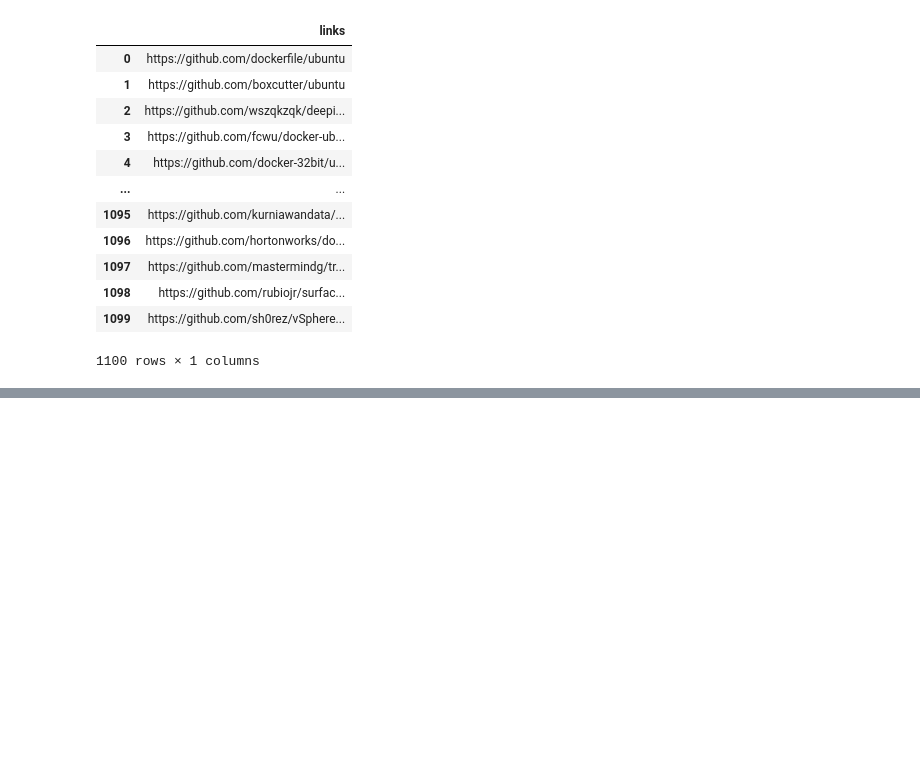
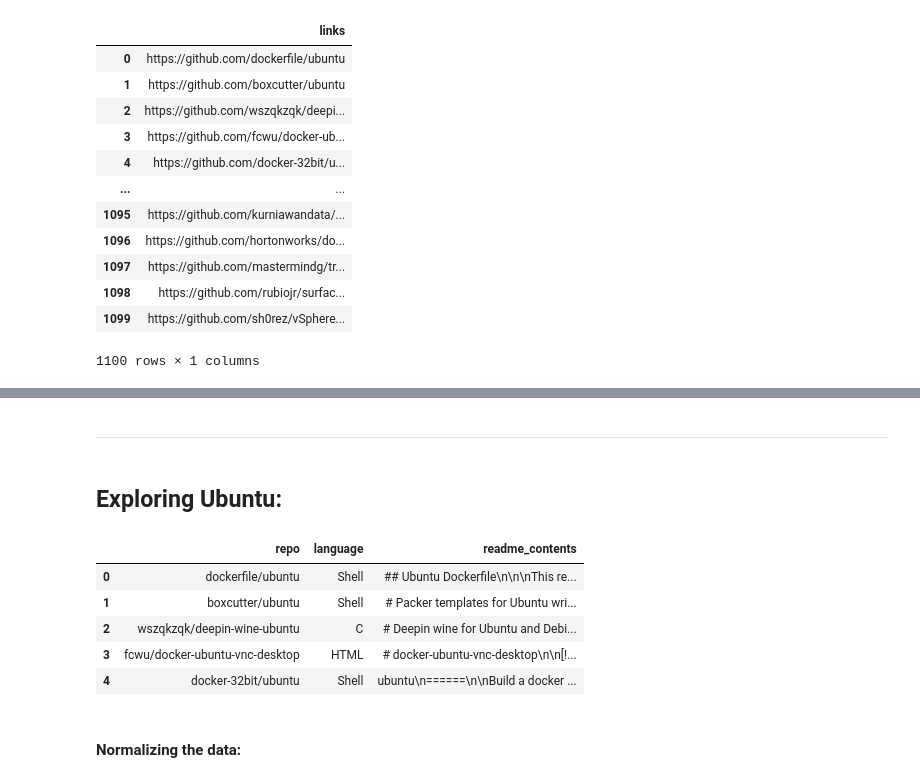
Before and after one commit to jemison-nlp-AnJeSt/github-NLP-project, a Jupyter notebook: Eyring-notebook.ipynb, the cells around one changed output, grey strips where cells are left out. Saved outputs shown, nothing was run; the diff lists cells and outputs as text; code cells hidden in the pictures; blank space fills up the shorter version.

```diff
--- a/Eyring-notebook.ipynb
+++ b/Eyring-notebook.ipynb
@@ -114,0 +116,17 @@ ubuntu.to_csv('ubuntu_repo_link', index=False)
+# %% [markdown]
+_____________________________________________________________________________
+# %% [markdown]
+## Exploring Ubuntu:
+# %%
+ubuntu = pd.read_json('ubuntu_data.json')
+# %%
+ubuntu.head()
+# %% [output]
+|  | repo | language | readme_contents |
+| 0 | dockerfile/ubuntu | Shell | ## Ubuntu Dockerfile\n\n\nThis re... |
+| 1 | boxcutter/ubuntu | Shell | # Packer templates for Ubuntu wri... |
+| 2 | wszqkzqk/deepin-wine-ubuntu | C | # Deepin wine for Ubuntu and Debi... |
+| 3 | fcwu/docker-ubuntu-vnc-desktop | HTML | # docker-ubuntu-vnc-desktop\n\n[!... |
+| 4 | docker-32bit/ubuntu | Shell | ubuntu\n======\n\nBuild a docker ... |
+# %% [markdown]
+#### Normalizing the data:
```
Also changed, not shown: parts of 28 cells of this notebook, 1 other file.
